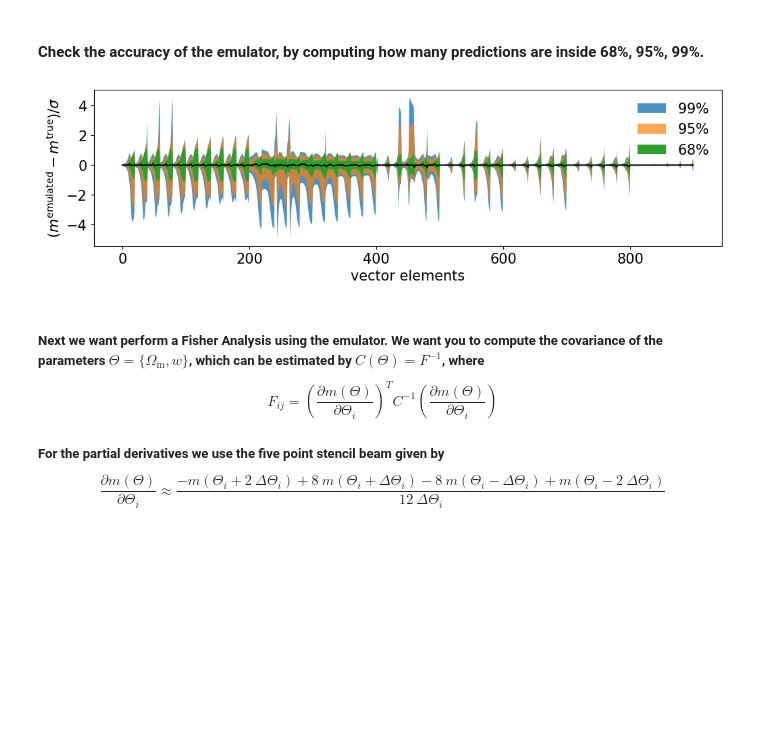
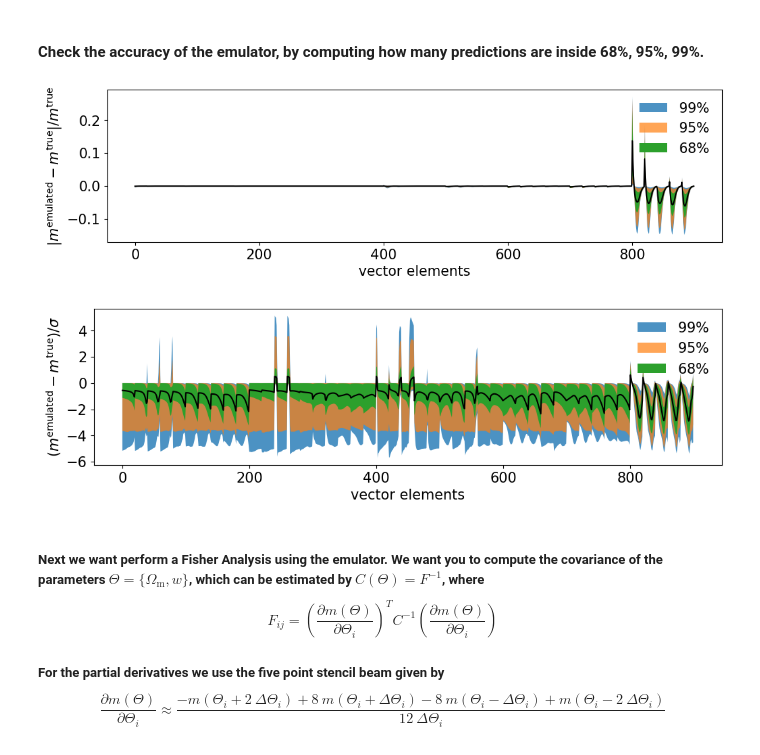
Before and after one commit to TheShak5/UWAstroStats, a Jupyter notebook: projects/2ptstat-analysis/assignments/assignment2_DarshakPatel.ipynb, the cells around one changed output. Cells and saved outputs as stored; diff of their text form; code cells hidden in the pictures; blank space fills up the shorter version.

Commit message:
saving out the 7000 train normalized CNN

```diff
--- a/projects/2ptstat-analysis/assignments/assignment2_DarshakPatel.ipynb
+++ b/projects/2ptstat-analysis/assignments/assignment2_DarshakPatel.ipynb
@@ -63,11 +63,12 @@ print(train_features.shape)
 """features_modified = train_features / np.std(train_features)"""
 
 # Try normalizing everything between 0 and 1. So subtract the minimum and divide by the min subtracted maximum
-"""minimum_feature = np.min(train_features)
-maximum_feaure = np.max(train_features - minimum_feature)
+#minimum_feature = np.min()
+minimum_feature = np.min(train_features, axis=0)
+maximum_feaure = np.max(train_features - minimum_feature, axis=0)
 
 features_modified = train_features - minimum_feature
-features_modified = features_modified/maximum_feaure"""
+features_modified = features_modified/maximum_feaure
 
 #These premodifications are not necessary but might improve the accuracy
 #Here you can try to modify the training features in advance
@@ -84,7 +85,7 @@ with tf.device(device):
     # train
     cp_nn.train(training_parameters=train_params,
                 training_features=features_modified,
-                filename_saved_model='data_4_assignment2/emulator_test', # the name of the emulator and where to save it
+                filename_saved_model='data_4_assignment2/emulator_test_norm', # the name of the emulator and where to save it
                 # cooling schedule
                 validation_split=0.1, # The precentage from train sample that is used for the validation
 
@@ -123,5 +144,5 @@ KeyboardInterrupt:
 # %%
-cp_nn = cosmopower_NN(restore=True, restore_filename='data_4_assignment2/emulator_test')
+#cp_nn = cosmopower_NN(restore=True, restore_filename='data_4_assignment2/emulator_test')
 # Checking the version of Tensorflow
 # tf.__version__
 # %% [markdown]
@@ -129,40 +150,60 @@ cp_nn = cosmopower_NN(restore=True, restore_filename='data_4_assignment2/emulato
 # %%
 emulated_features = cp_nn.predictions_np(test_params)
 
 # if you modified the training features you need to convert back the output back the original data vectors
 """emulated_features = cp_nn.predictions_np(test_params) * np.std(train_features)"""
 
-"""emulated_features = emulated_features + minimum_feature #axis=0
-emulated_features = emulated_features*maximum_feaure"""
+emulated_features = emulated_features + minimum_feature
+emulated_features = emulated_features*maximum_feaure
 
 # adding 1 as we've added one to the train_features earlier when training the CNN
 diff=((emulated_features+1)/(test_features+1)-1) # Measure the relative difference between test sample and the emualted models
+diff_std= (emulated_features-test_features)/np.std(test_features, axis=0)
 
-diff = (emulated_features-test_features)/np.std(test_features, axis=0)
 mean_diff = np.mean(diff,0)
+mean_diff_std = np.mean(diff_std, 0)
+
 percentiles1 = np.percentile(diff, [50-34, 50+34],axis=0)
 percentiles2 = np.percentile(diff, [50-(95/2), 50+(95/2)], axis=0)
 percentiles3 = np.percentile(diff, [50-(99/2), 50+(99/2)], axis=0)
 bins=range(diff.shape[1])
 
 plt.figure(figsize=(12, 3),dpi=100)
 plt.fill_between(bins, percentiles3[0], percentiles3[1], label = '$99\%$', alpha=0.8)
 plt.fill_between(bins, percentiles2[0], percentiles2[1], label = '$95\%$', alpha = 0.7)
 plt.fill_between(bins, percentiles1[0], percentiles1[1], label = '$68\%$', alpha = 1)
 plt.plot(bins, mean_diff,'-',color='black')
 plt.xticks(fontsize=15)
 plt.yticks(fontsize=15)
 plt.legend(frameon=False, fontsize=15, loc='upper right')
-#plt.ylabel(r'$| m^{\mathrm{emulated}} - m^{\mathrm{true}}|/  m^{\mathrm{true}}$', fontsize=15)
-plt.ylabel(r'$ (m^{\mathrm{emulated}} - m^{\mathrm{true}})/  \sigma$', fontsize=15)
+plt.ylabel(r'$| m^{\mathrm{emulated}} - m^{\mathrm{true}}|/  m^{\mathrm{true}}$', fontsize=15)
 plt.xlabel(r'vector elements',  fontsize=15)
 #plt.ylim(-0.06,0.06)
 #plt.ylim(-0.00005,0.00005)
 plt.show()
 
-# Plot (NN-GT)/std
+##########################
+#### Plot (NN-GT)/std ####
+##########################
+
+percentiles1 = np.percentile(diff_std, [50-34, 50+34],axis=0)
+percentiles2 = np.percentile(diff_std, [50-(95/2), 50+(95/2)], axis=0)
+percentiles3 = np.percentile(diff_std, [50-(99/2), 50+(99/2)], axis=0)
+
+plt.figure(figsize=(12, 3),dpi=100)
+plt.fill_between(bins, percentiles3[0], percentiles3[1], label = '$99\%$', alpha=0.8)
+plt.fill_between(bins, percentiles2[0], percentiles2[1], label = '$95\%$', alpha = 0.7)
+plt.fill_between(bins, percentiles1[0], percentiles1[1], label = '$68\%$', alpha = 1)
+plt.plot(bins, mean_diff_std,'-',color='black')
+plt.xticks(fontsize=15)
+plt.yticks(fontsize=15)
+plt.legend(frameon=False, fontsize=15, loc='upper right')
+plt.ylabel(r'$ (m^{\mathrm{emulated}} - m^{\mathrm{true}})/  \sigma$', fontsize=15)
+plt.xlabel(r'vector elements',  fontsize=15)
+plt.show()
 # %% [output]
-[figure, old version]
+[figure, new version]
+[figure, added]
 # %% [markdown]
 ##### Next we want perform a Fisher Analysis using the emulator. We want you to compute the covariance of the parameters $\Theta = \{\Omega_\mathrm{m},w\}$, which can be estimated by $C(\Theta) = F^{-1}$, where $$F_{ij}= \left(\frac{\partial m(\Theta)}{\partial \Theta_i}\right)^{T} C^{-1} \left(\frac{\partial m(\Theta)}{\partial \Theta_i}\right)$$
 ##### For the partial derivatives we use the five point stencil beam given by $$\frac{\partial m(\Theta)}{\partial \Theta_i}\approx \frac{-m(\Theta_i + 2\ \Delta \Theta_i) + 8 \ m(\Theta_i +  \Delta \Theta_i) - 8 \ m(\Theta_i - \Delta \Theta_i) + m(\Theta_i - 2\ \Delta \Theta_i)}{12 \ \Delta \Theta_i }$$
```
Also changed, not shown: parts of 12 cells of this notebook, 1 other file.
